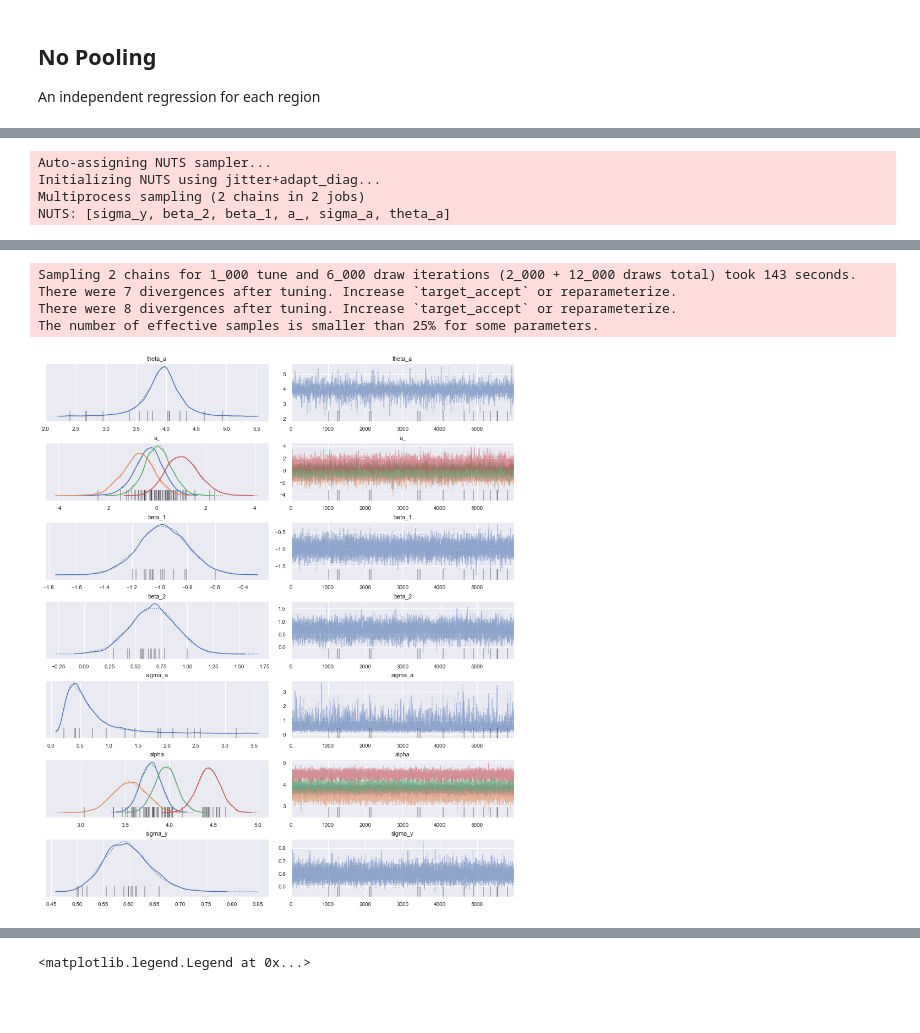
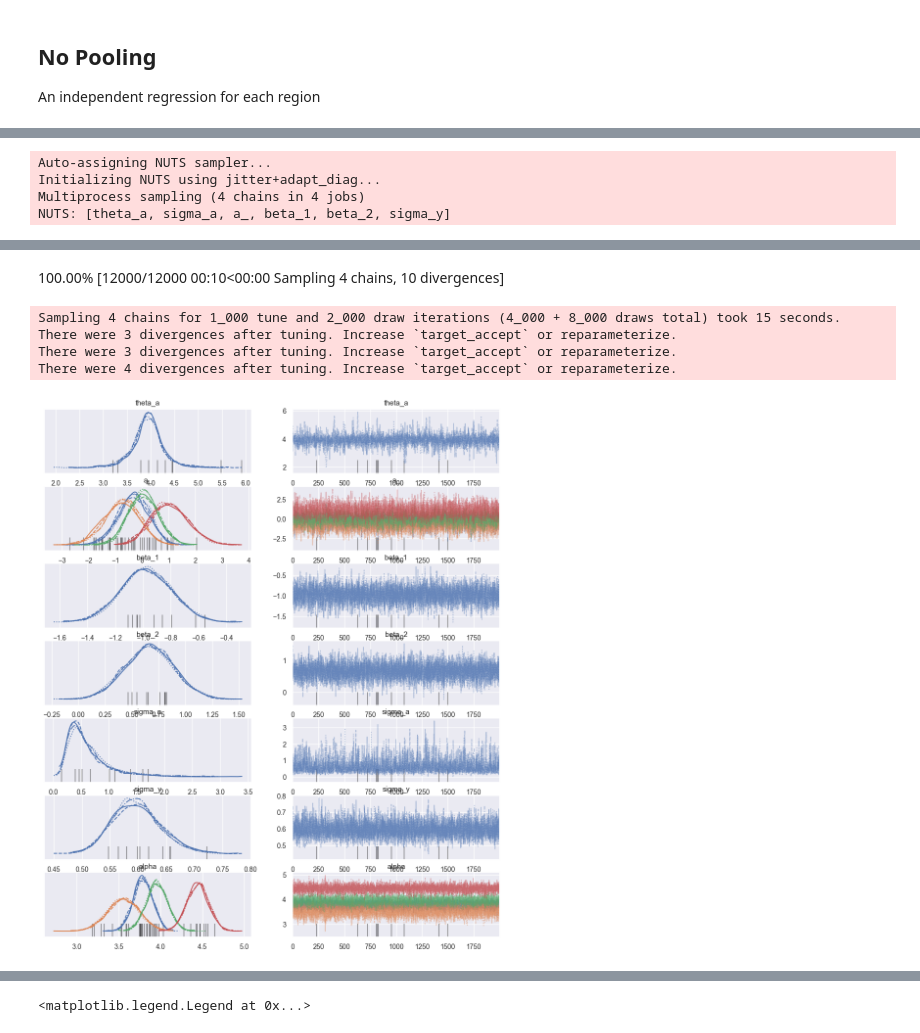
Before and after one commit to btbyrnes/bayesian_notebooks, a Jupyter notebook: leinhardt heirarchical.ipynb, the cells around one changed output, grey strips where cells are left out. Saved outputs shown, nothing was run; the diff lists cells and outputs as text; code cells hidden in the pictures; blank space fills up the shorter version.

```diff
--- a/leinhardt heirarchical.ipynb
+++ b/leinhardt heirarchical.ipynb
@@ -10,7 +11,7 @@ import matplotlib.pyplot as plt
 import seaborn as sns
 sns.set_theme()
 # %%
-data = pd.read_csv("leinhardt.csv")
+data = pd.read_csv("datasets/leinhardt.csv")
 
 data = data[data["infant"].isna() == False]
 
@@ -100,7 +100,7 @@ with pm.Model() as model_heirarchical:
 
     theta_a = pm.Normal("theta_a", mu=0, sigma=10)
     sigma_a = pm.Gamma("sigma_a", mu=2, sigma=2)
-    a_ = pm.Normal("a_", mu=0, sd=1, shape=len(region_name))
+    a_ = pm.Normal("a_", mu=0, sigma=1, shape=len(region_name))
 
     alpha = pm.Deterministic("alpha", theta_a + a_ * sigma_a)
 
@@ -114,10 +114,10 @@ with pm.Model() as model_heirarchical:
     obs = pm.Normal("obs", mu=resp, sigma=sigma_y, observed=y)
 # %%
 with model_heirarchical:
-    trace_heirarchical = pm.sample(6000, target_accept=0.95)
+    trace_heirarchical = pm.sample(2000, target_accept=0.95)
     pm.plot_trace(trace_heirarchical)
 # %% [output]
 Auto-assigning NUTS sampler...
 Initializing NUTS using jitter+adapt_diag...
-Multiprocess sampling (2 chains in 2 jobs)
-NUTS: [sigma_y, beta_2, beta_1, a_, sigma_a, theta_a]
+Multiprocess sampling (4 chains in 4 jobs)
+NUTS: [theta_a, sigma_a, a_, beta_1, beta_2, sigma_y]
@@ -125,8 +124,9 @@ NUTS: [sigma_y, beta_2, beta_1, a_, sigma_a, theta_a]
+100.00% [12000/12000 00:10<00:00 Sampling 4 chains, 10 divergences]
-Sampling 2 chains for 1_000 tune and 6_000 draw iterations (2_000 + 12_000 draws total) took 143 seconds.
-There were 7 divergences after tuning. Increase `target_accept` or reparameterize.
-There were 8 divergences after tuning. Increase `target_accept` or reparameterize.
-The number of effective samples is smaller than 25% for some parameters.
+Sampling 4 chains for 1_000 tune and 2_000 draw iterations (4_000 + 8_000 draws total) took 15 seconds.
+There were 3 divergences after tuning. Increase `target_accept` or reparameterize.
+There were 3 divergences after tuning. Increase `target_accept` or reparameterize.
+There were 4 divergences after tuning. Increase `target_accept` or reparameterize.
-[figure, old version]
+[figure, new version]
 # %%
 with pm.Model() as model_vary_slopes:
 
```
Also changed, not shown: parts of 14 cells of this notebook, 10 other files.
